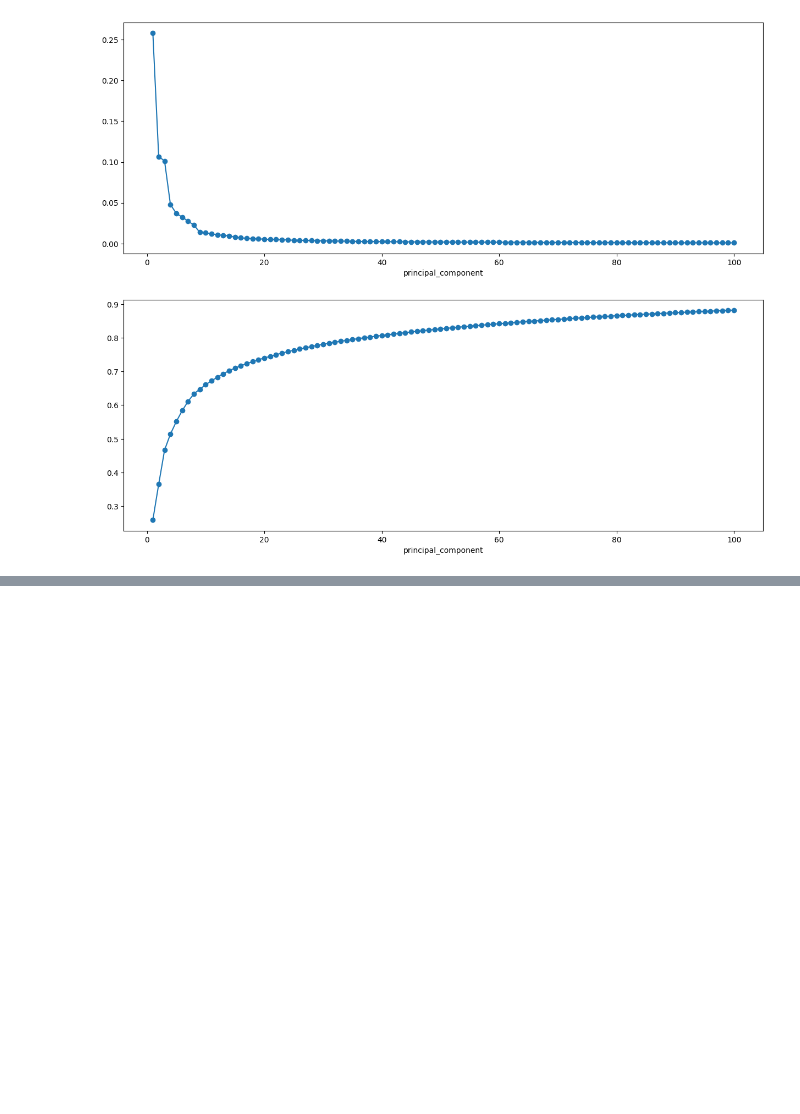
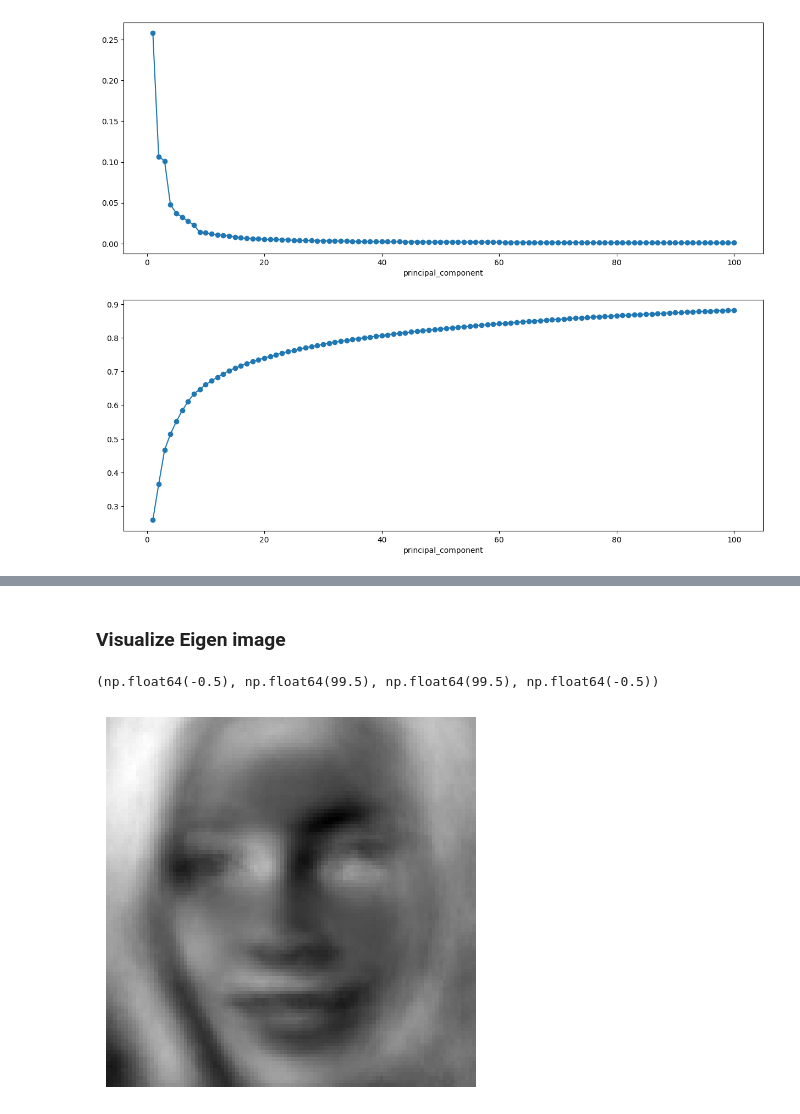
Before and after one commit to rafia-10/GenderRecognition, a Jupyter notebook: 2_Train_FaceRecognition_with_ML/03_FRM_feature_extraction.ipynb, the cells around one changed output, grey strips where cells are left out. Saved outputs shown, nothing was run; the diff lists cells and outputs as text; code cells hidden in the pictures; blank space fills up the shorter version.

Commit message:
visualised eigen faces

```diff
--- a/2_Train_FaceRecognition_with_ML/03_FRM_feature_extraction.ipynb
+++ b/2_Train_FaceRecognition_with_ML/03_FRM_feature_extraction.ipynb
@@ -106,0 +120,11 @@ pca_data = pca_50.fit_transform(X_t)
+# %% [markdown]
+### Visualize Eigen image
+# %%
+pca_data_inv = pca_50.inverse_transform(pca_data)
+# %%
+eig_img = pca_data_inv[0,:].reshape((100,100))
+plt.imshow(eig_img, cmap = 'grey')
+plt.axis('off')
+# %% [output]
+(np.float64(-0.5), np.float64(99.5), np.float64(99.5), np.float64(-0.5))
+[figure, added]
```
Also changed, not shown: parts of 4 cells of this notebook.
